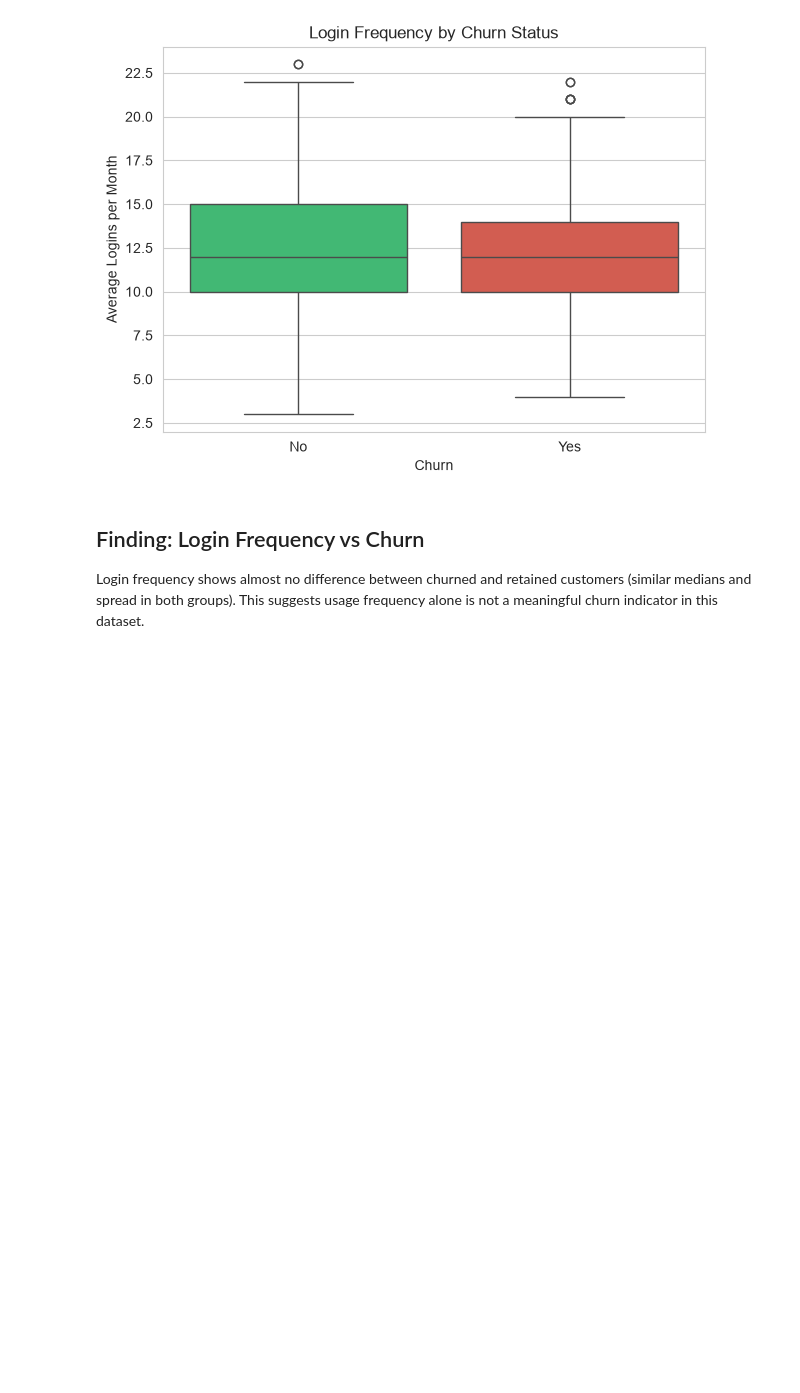
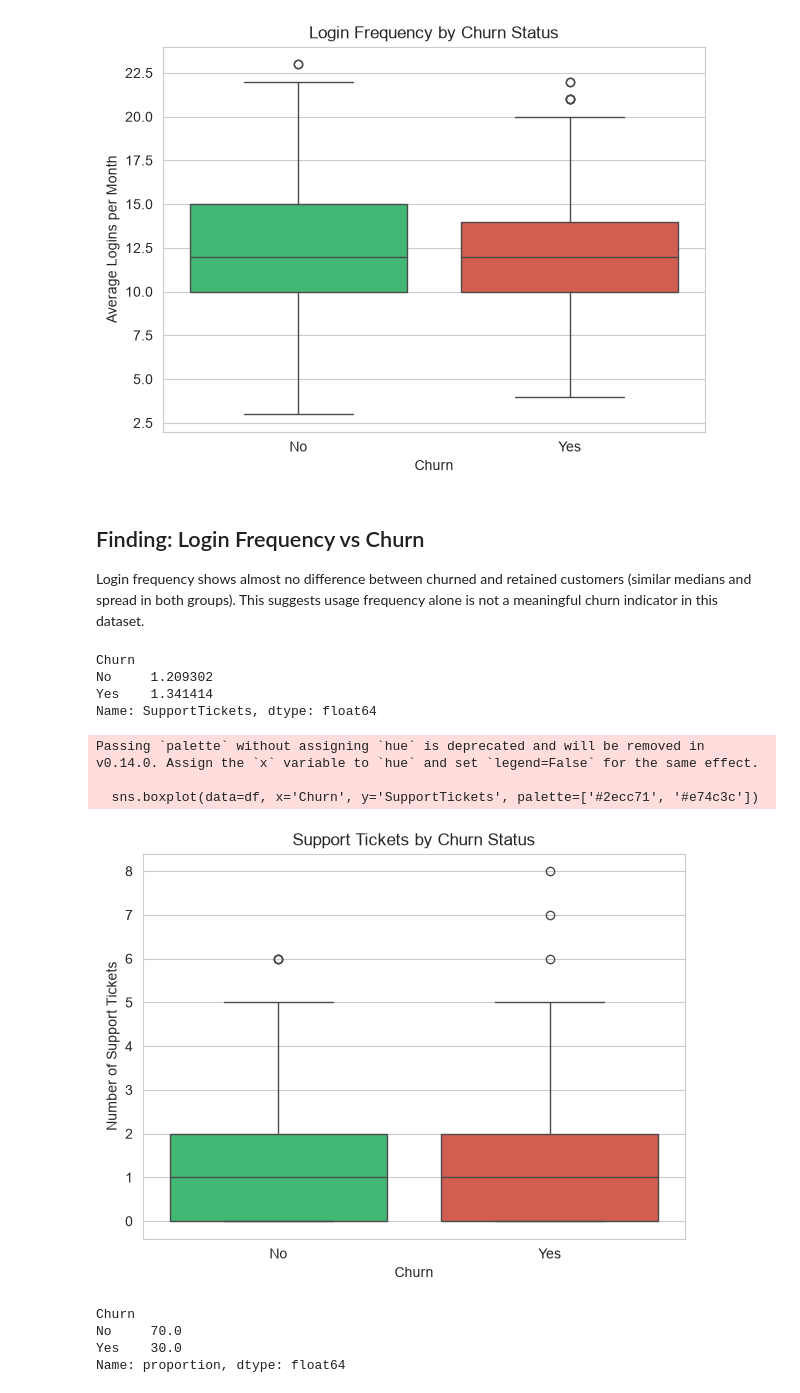
Before and after one commit to niharkanta4444-nkp/customer-churn-analysis, a Jupyter notebook: python/01_explore_data.ipynb, the cells around one changed output. Saved outputs shown, nothing was run; the diff lists cells and outputs as text; code cells hidden in the pictures; blank space fills up the shorter version.

Commit message:
EDA: support tickets, subscription type, and revenue at risk analysis

```diff
--- a/python/01_explore_data.ipynb
+++ b/python/01_explore_data.ipynb
@@ -265,3 +265,32 @@ Passing `palette` without assigning `hue` is deprecated and will be removed in v
 Login frequency shows almost no difference between churned and retained
 customers (similar medians and spread in both groups). This suggests
 usage frequency alone is not a meaningful churn indicator in this dataset.
+# %%
+avg_tickets_churn = df.groupby('Churn')['SupportTickets'].mean()
+print(avg_tickets_churn)
+# %% [output]
+Churn
+No     1.209302
+Yes    1.341414
+Name: SupportTickets, dtype: float64
+# %%
+plt.figure(figsize=(7,5))
+sns.boxplot(data=df, x='Churn', y='SupportTickets', palette=['#2ecc71', '#e74c3c'])
+plt.title('Support Tickets by Churn Status')
+plt.xlabel('Churn')
+plt.ylabel('Number of Support Tickets')
+plt.show()
+# %% [output]
+Passing `palette` without assigning `hue` is deprecated and will be removed in v0.14.0. Assign the `x` variable to `hue` and set `legend=False` for the same effect.
+
+  sns.boxplot(data=df, x='Churn', y='SupportTickets', palette=['#2ecc71', '#e74c3c'])
+[figure, added]
+# %%
+high_tickets = df[df['SupportTickets'] >= 3]
+churn_rate_high_tickets = high_tickets['Churn'].value_counts(normalize=True) * 100
+print(churn_rate_high_tickets)
+# %% [output]
+Churn
+No     70.0
+Yes    30.0
+Name: proportion, dtype: float64
```
Also changed, not shown: parts of 7 cells of this notebook.
